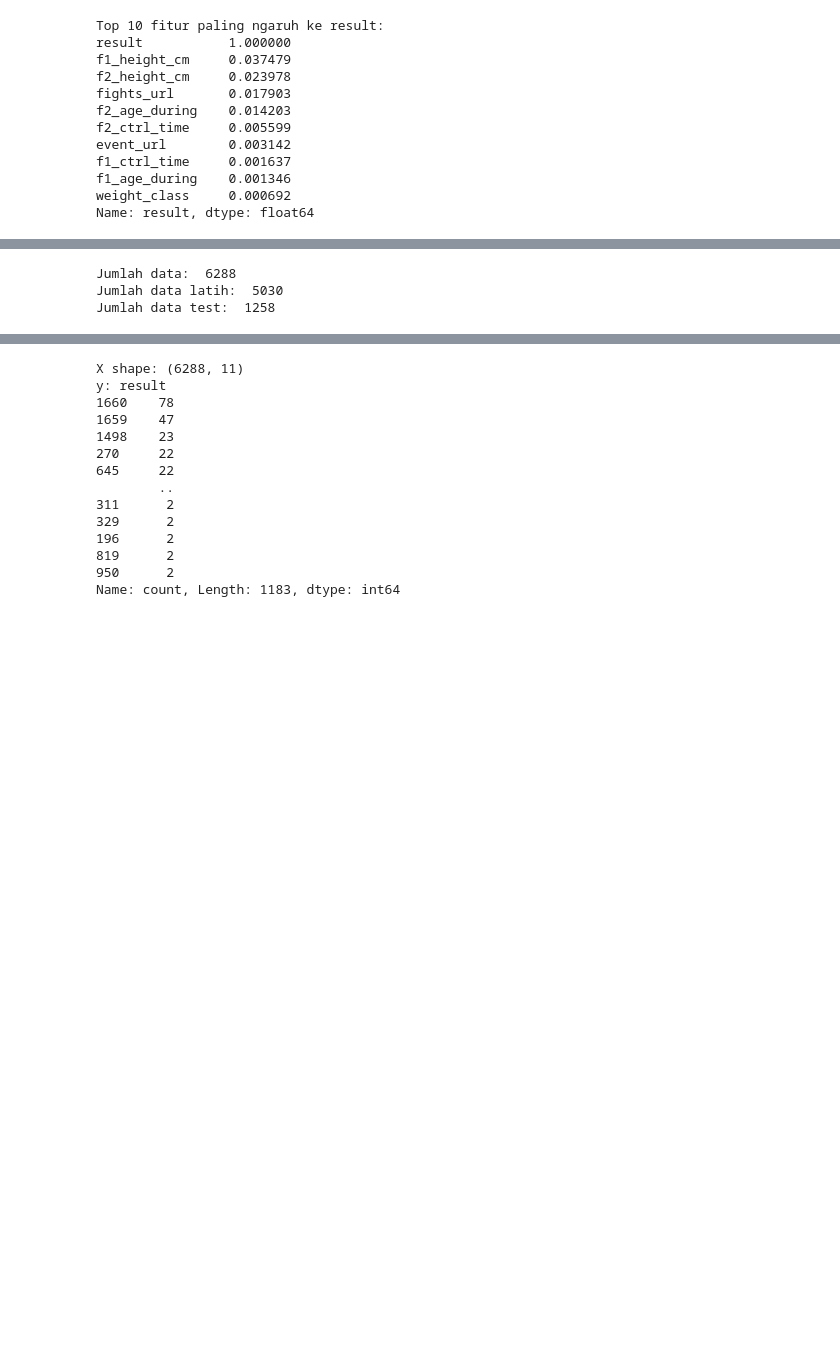
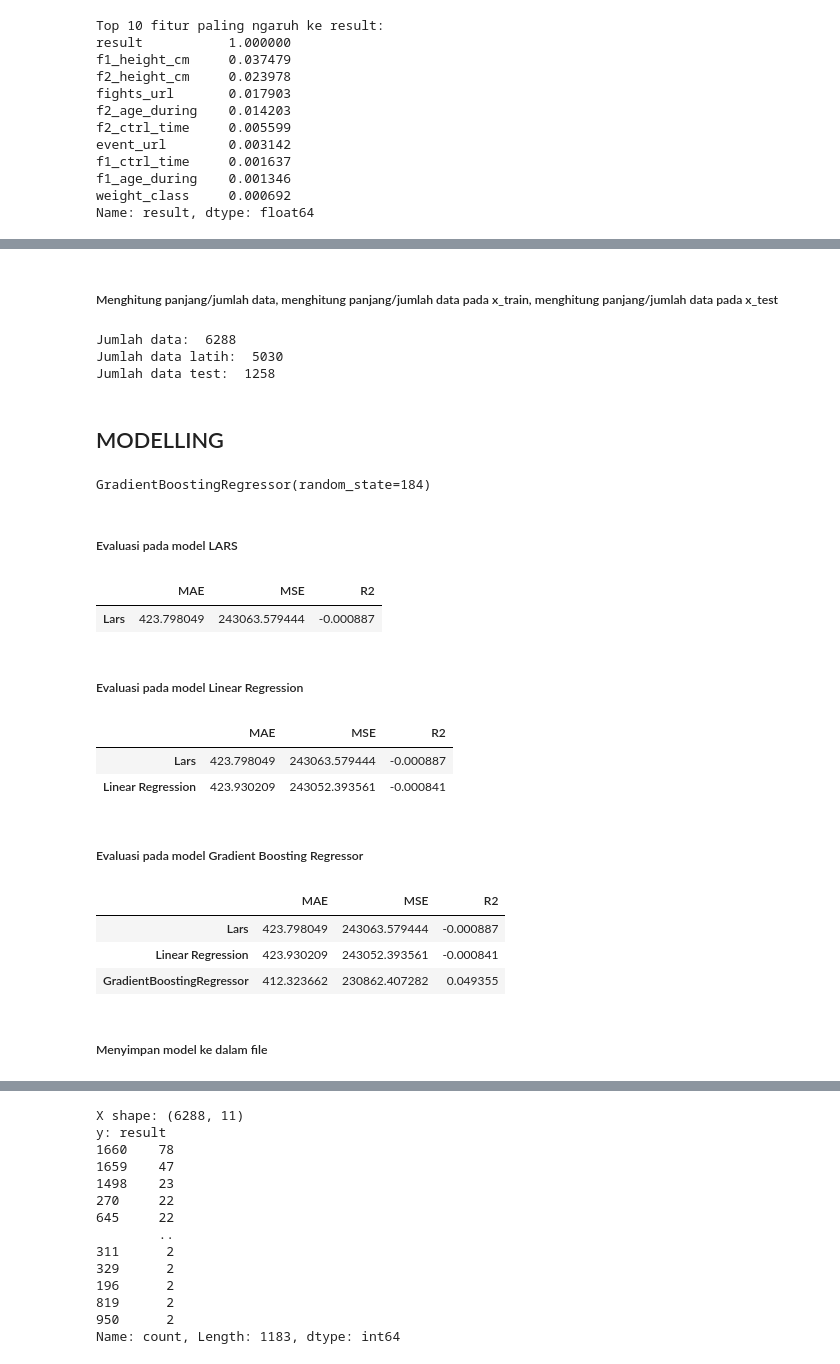
Before and after one commit to malfariq30-creator/ufc_event_fight_stats, a Jupyter notebook: ufc.ipynb, the cells around one changed output, grey strips where cells are left out. Drawn from its saved outputs; the diff is of its cells as text; code cells hidden in the pictures; blank space fills up the shorter version.

```diff
--- a/ufc.ipynb
+++ b/ufc.ipynb
@@ -469,2 +477,4 @@ from sklearn.model_selection import train_test_split
 x_train, x_test, y_train, y_test = train_test_split(X, y, test_size=0.2, random_state=1)
+# %% [markdown]
+##### Menghitung panjang/jumlah data, menghitung panjang/jumlah data pada x_train, menghitung panjang/jumlah data pada x_test
 # %%
@@ -478,3 +485,79 @@ print("Jumlah data test: ",len(x_test))
 Jumlah data:  6288
 Jumlah data latih:  5030
 Jumlah data test:  1258
+# %% [markdown]
+## MODELLING
+# %%
+# Melatih model 1 dengan algoritma Least Angle Regression
+from sklearn import linear_model
+lars = linear_model.Lars(n_nonzero_coefs=1).fit(x_train, y_train)
+
+# Melatih model 2 dengan algoritma Linear Regression
+from sklearn.linear_model import LinearRegression
+LR = LinearRegression().fit(x_train, y_train)
+
+# Melatih model 3 dengan algoritma Gradient Boosting Regressor
+from sklearn.ensemble import GradientBoostingRegressor
+GBR = GradientBoostingRegressor(random_state=184)
+GBR.fit(x_train, y_train)
+# %% [output]
+GradientBoostingRegressor(random_state=184)
+# %% [markdown]
+##### Evaluasi pada model LARS
+# %%
+from sklearn.metrics import mean_absolute_error, mean_squared_error, r2_score
+
+# Evaluasi pada model LARS
+pred_lars = lars.predict(x_test)
+mae_lars = mean_absolute_error(y_test, pred_lars)
+mse_lars = mean_squared_error(y_test, pred_lars)
+r2_lars = r2_score(y_test, pred_lars)
+
+# Membuat dictionary untuk menyimpan hasil evaluasi
+data = {
+    'MAE': [mae_lars],
+    'MSE': [mse_lars],
+    'R2': [r2_lars]
+}
+
+# Konversi dictionary menjadi DataFrame
+df_results = pd.DataFrame(data, index=['Lars'])
+df_results
+# %% [output]
+|  | MAE | MSE | R2 |
+| Lars | 423.798049 | 243063.579444 | -0.000887 |
+# %% [markdown]
+##### Evaluasi pada model Linear Regression
+# %%
+# Evaluasi pada model Linear Regression
+pred_LR = LR.predict(x_test)
+mae_LR = mean_absolute_error(y_test, pred_LR)
+mse_LR = mean_squared_error(y_test, pred_LR)
+r2_LR = r2_score(y_test, pred_LR)
+
+# Menambahkan hasil evaluasi LR ke DataFrame
+df_results.loc['Linear Regression'] = [mae_LR, mse_LR, r2_LR]
+df_results
+# %% [output]
+|  | MAE | MSE | R2 |
+| Lars | 423.798049 | 243063.579444 | -0.000887 |
+| Linear Regression | 423.930209 | 243052.393561 | -0.000841 |
+# %% [markdown]
+##### Evaluasi pada model Gradient Boosting Regressor
+# %%
+# Evaluasi pada model Gradient Boosting Regressor
+pred_GBR = GBR.predict(x_test)
+mae_GBR = mean_absolute_error(y_test, pred_GBR)
+mse_GBR = mean_squared_error(y_test, pred_GBR)
+r2_GBR = r2_score(y_test, pred_GBR)
+
+# Menambahkan hasil evaluasi GBR ke DataFrame
+df_results.loc['GradientBoostingRegressor'] = [mae_GBR, mse_GBR, r2_GBR]
+df_results
+# %% [output]
+|  | MAE | MSE | R2 |
+| Lars | 423.798049 | 243063.579444 | -0.000887 |
+| Linear Regression | 423.930209 | 243052.393561 | -0.000841 |
+| GradientBoostingRegressor | 412.323662 | 230862.407282 | 0.049355 |
+# %% [markdown]
+##### Menyimpan model ke dalam file
```
Also changed, not shown: parts of 71 cells of this notebook, 4 other files.
